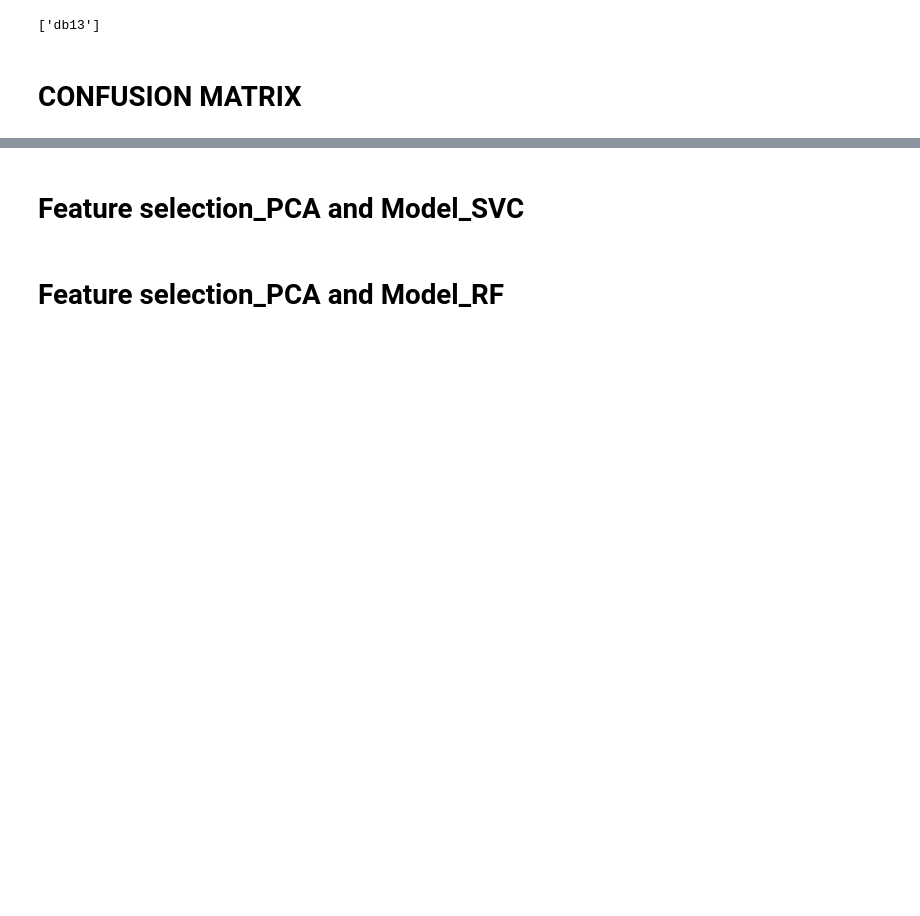
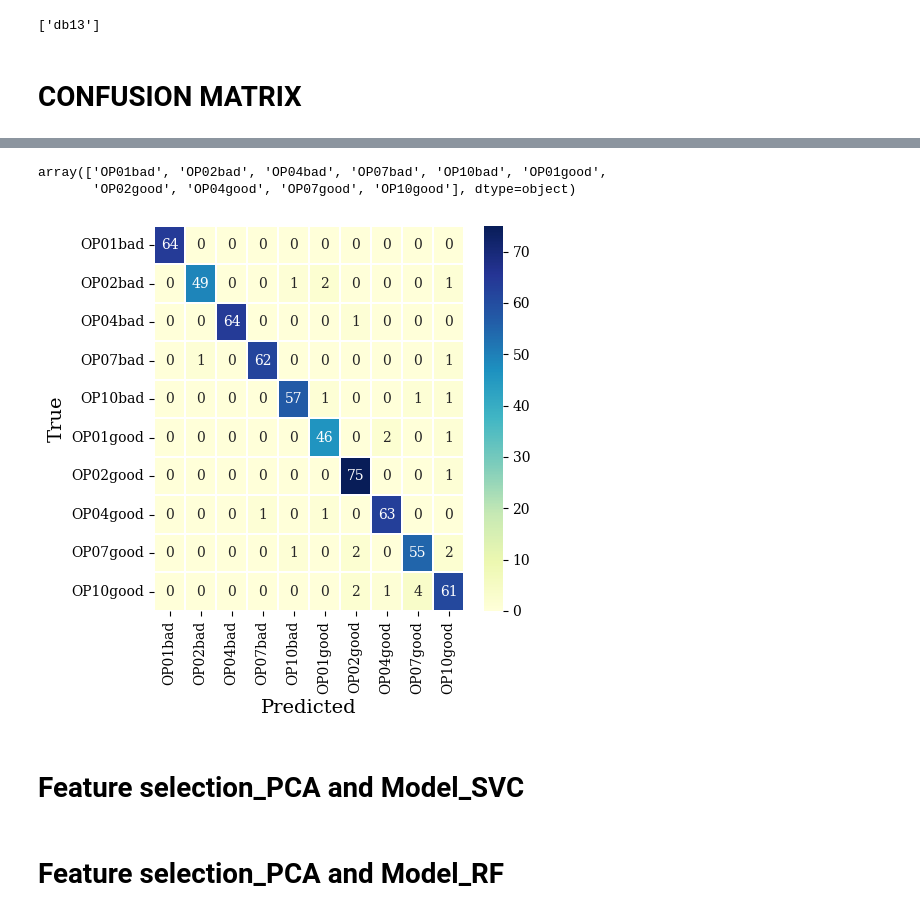
Before and after one commit to AbbasHussain72/Wavelet-featre-extraction-, a Jupyter notebook: current_wavelet_Transform_Technique.ipynb, the cells around one changed output, grey strips where cells are left out. Cells and saved outputs as stored; diff of their text form; code cells hidden in the pictures; blank space fills up the shorter version.

```diff
--- a/current_wavelet_Transform_Technique.ipynb
+++ b/current_wavelet_Transform_Technique.ipynb
@@ -507,4 +489,4 @@ df2.shape, df1.shape
 # %% [output]
 ((103850, 91), (103850, 175))
 # %%
-df = df2  #level 2 decomposition
+df = df1  #level 3 decomposition
@@ -1272,21 +1284,28 @@ L3MLP_f1_WT_values = filtered_data['L3MLP_f1_WT'].tolist()
 # %%
 from sklearn.metrics import confusion_matrix
-test_confu_matrix = confusion_matrix(y_test,  y_pred)
+test_confu_matrix = confusion_matrix(y_test,  y_test_pred)
+# %%
+labels = y.unique()
+labels
+# %% [output]
+array(['OP01bad', 'OP02bad', 'OP04bad', 'OP07bad', 'OP10bad', 'OP01good',
+       'OP02good', 'OP04good', 'OP07good', 'OP10good'], dtype=object)
 # %%
+# Use your new font on all your plots.
+plt.rc('font', family='serif ')
 # confusion matrix
 import seaborn as sns
-plt.figure(2,figsize=(3,3))
-# sns.heatmap(test_confu_matrix, annot = True,
-# xticklabels=Labels, yticklabels=Labels, cmap = "Blues")
-# plt.title('Test Confusion Matrix')
-# plt.xlabel('Predicted')
-# plt.ylabel('True')
-# plt.show()
+plt.figure(2,figsize=(5,5))
+labels = y.unique()
 sns.heatmap(test_confu_matrix, xticklabels=labels, yticklabels=labels, annot=True,linewidths = 0.1, fmt='d', cmap = 'YlGnBu')
-plt.title('Confusion matrix', fontsize = 15)
-plt.ylabel('True')
-plt.xlabel('Predicted')
+# plt.title('Confusion matrix', fontsize = 15)
+plt.ylabel('True',fontsize=14)
+plt.xlabel('Predicted',fontsize=14)
+plt.xticks(fontsize=10)
+plt.yticks(fontsize=10)
 plt.show()
+# %% [output]
+[figure, added]
 # %% [markdown]
 # Feature selection_PCA and Model_SVC
 # %%
```
Also changed, not shown: parts of 7 cells of this notebook.
